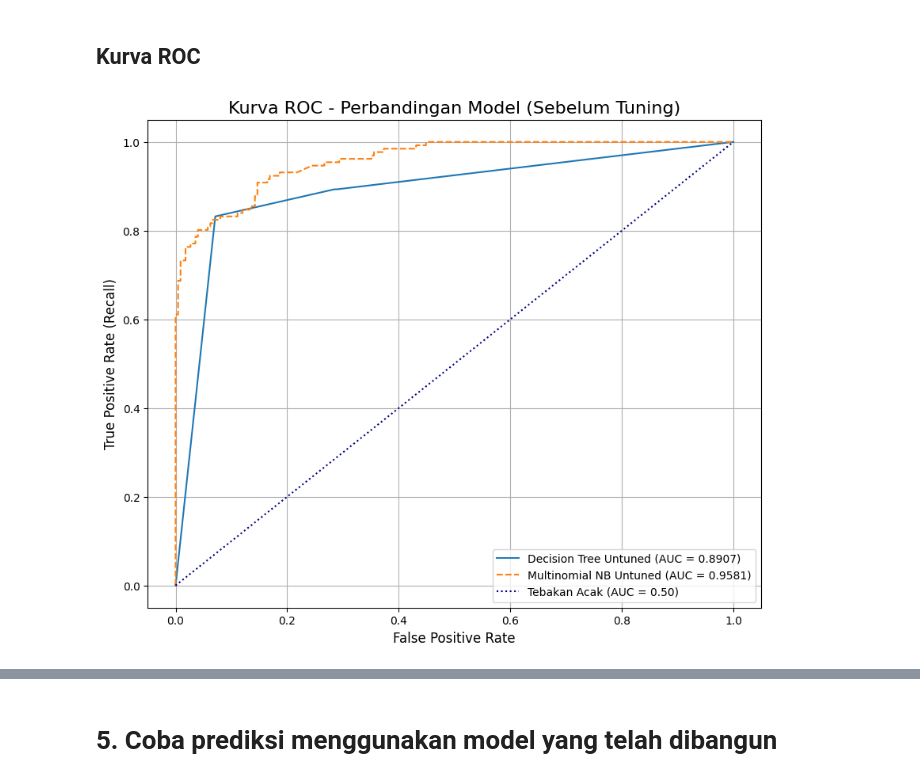
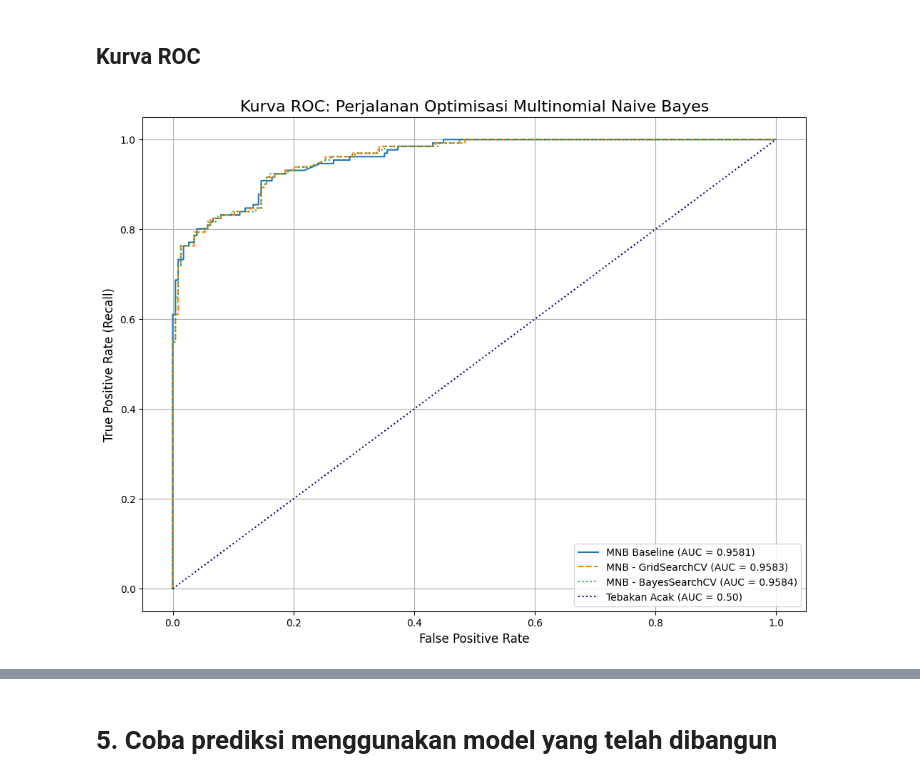
Before and after one commit to MaulanaHasyim/MaulanaHasyim, a Jupyter notebook: notebooks/Test Klasifikasi Suicide.ipynb, the cells around one changed output, grey strips where cells are left out. Cells and saved outputs as stored; diff of their text form; code cells hidden in the pictures.

```diff
--- a/notebooks/Test Klasifikasi Suicide.ipynb
+++ b/notebooks/Test Klasifikasi Suicide.ipynb
@@ -579,5 +569,2 @@ Best Score: 0.8895305164319248
 # %% [markdown]
 ## **MultinomialNB Model with best params (GridSearchCV)**
-# %%
-mnb_tuned = MultinomialNB(**grid_search.best_params_)
-mnb_tuned.fit(X_train_vect, y_train)
@@ -585,0 +571,3 @@ MultinomialNB(alpha=0.55)
+# %%
+grid_search = GridSearchCV(MultinomialNB(), param_grid=params_grid, cv=5, scoring='accuracy', n_jobs=-1)
+grid_search.fit(X_train_vect, y_train)
@@ -665,5 +653,2 @@ Best parameters: OrderedDict([('alpha', 0.5564509132339974)])
 # %% [markdown]
 ## **MultinomialNB Model with best params (BayesianOptimization)**
-# %%
-mnb_tuned = MultinomialNB(**opt.best_params_)
-mnb_tuned.fit(X_train_vect, y_train)
@@ -671,0 +655,3 @@ MultinomialNB(alpha=0.5564509132339974)
+# %%
+bayes_search = BayesSearchCV(MultinomialNB(), space_bayes, n_iter=50, cv=5, scoring='accuracy', random_state=42, n_jobs=-1)
+bayes_search.fit(X_train_vect, y_train)
@@ -1133,46 +1124,48 @@ plt.show()
 # %% [markdown]
 ## **Kurva ROC**
 # %%
+# Import library yang diperlukan
 import matplotlib.pyplot as plt
 from sklearn.metrics import roc_curve, roc_auc_score
+import numpy as np
 
-# Model memerlukan label dalam bentuk numerik (0 dan 1)
-# Kita asumsikan kelas positif (1) adalah 'Potential Suicide post '
-y_test_binary = y_test.apply(lambda x: 1 if x == 'Potential Suicide post ' else 0)
+# --- Persiapan Data ---
+# Mengubah label y_test menjadi format biner (0 dan 1)
+y_test_binary = np.where(y_test == 'Potential Suicide post ', 1, 0)
 
+# --- Dapatkan Probabilitas Prediksi dari Setiap Model MNB ---
+# 1. Model MNB Awal (Baseline)
+probs_mnb_base = model.predict_proba(X_test_vect)[:, 1]
+# 2. Model MNB hasil GridSearchCV
+probs_mnb_grid = grid_search.best_estimator_.predict_proba(X_test_vect)[:, 1]
+# 3. Model MNB hasil BayesSearchCV
+probs_mnb_bayes = bayes_search.best_estimator_.predict_proba(X_test_vect)[:, 1]
 
-# ----- Dapatkan Probabilitas Prediksi dari model SEBELUM di-tuning -----
-# Menggunakan objek 'dt' dan 'model'
-dt_untuned_probs = dt.predict_proba(X_test_vect)[:, 1]
-mnb_untuned_probs = model.predict_proba(X_test_vect)[:, 1]
+# --- Hitung ROC & AUC untuk Setiap Model MNB ---
+fpr_base, tpr_base, _ = roc_curve(y_test_binary, probs_mnb_base)
+auc_base = roc_auc_score(y_test_binary, probs_mnb_base)
 
+fpr_grid, tpr_grid, _ = roc_curve(y_test_binary, probs_mnb_grid)
+auc_grid = roc_auc_score(y_test_binary, probs_mnb_grid)
 
-# ----- Hitung Nilai ROC dan AUC untuk setiap model -----
-fpr_dt_untuned, tpr_dt_untuned, _ = roc_curve(y_test_binary, dt_untuned_probs)
-auc_dt_untuned = roc_auc_score(y_test_binary, dt_untuned_probs)
+fpr_bayes, tpr_bayes, _ = roc_curve(y_test_binary, probs_mnb_bayes)
+auc_bayes = roc_auc_score(y_test_binary, probs_mnb_bayes)
 
-fpr_mnb_untuned, tpr_mnb_untuned, _ = roc_curve(y_test_binary, mnb_untuned_probs)
-auc_mnb_untuned = roc_auc_score(y_test_binary, mnb_untuned_probs)
-
-
-# ----- Membuat Plot Kurva ROC -----
-plt.figure(figsize=(10, 8))
-
-# Plot kurva Decision Tree (sebelum tuning)
-plt.plot(fpr_dt_untuned, tpr_dt_untuned, linestyle='-', label=f'Decision Tree Untuned (AUC = {auc_dt_untuned:.4f})')
-
-# Plot kurva Multinomial Naive Bayes (sebelum tuning)
-plt.plot(fpr_mnb_untuned, tpr_mnb_untuned, linestyle='--', label=f'Multinomial NB Untuned (AUC = {auc_mnb_untuned:.4f})')
-
+# --- Membuat Plot ---
+plt.figure(figsize=(12, 9))
+plt.plot(fpr_base, tpr_base, linestyle='-', label=f'MNB Baseline (AUC = {auc_base:.4f})')
+plt.plot(fpr_grid, tpr_grid, linestyle='--', label=f'MNB - GridSearchCV (AUC = {auc_grid:.4f})')
+plt.plot(fpr_bayes, tpr_bayes, linestyle=':', label=f'MNB - BayesSearchCV (AUC = {auc_bayes:.4f})')
 # Plot garis referensi (tebakan acak)
 plt.plot([0, 1], [0, 1], color='navy', linestyle=':', label='Tebakan Acak (AUC = 0.50)')
 
-plt.title('Kurva ROC - Perbandingan Model (Sebelum Tuning)', fontsize=16)
+# Menambahkan judul dan label
+plt.title('Kurva ROC: Perjalanan Optimisasi Multinomial Naive Bayes', fontsize=16)
 plt.xlabel('False Positive Rate', fontsize=12)
 plt.ylabel('True Positive Rate (Recall)', fontsize=12)
 plt.legend(loc='lower right')
 plt.grid(True)
 plt.show()
 # %% [output]
-[figure, old version]
+[figure, new version]
 # %%
```
Also changed, not shown: parts of 28 cells of this notebook.
